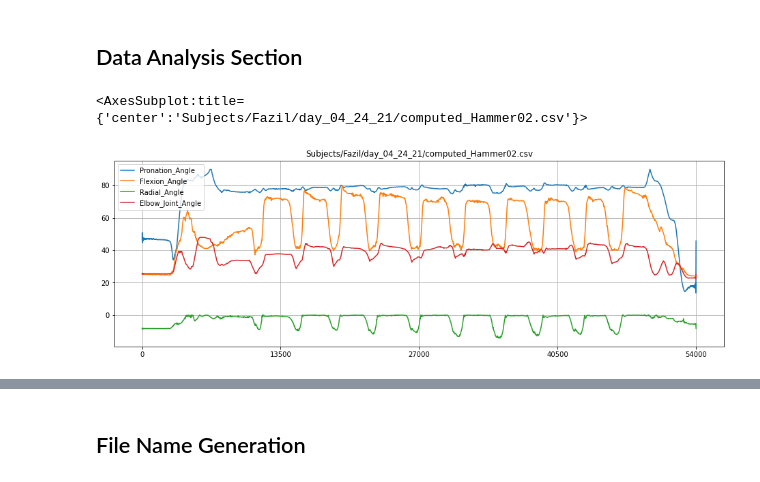
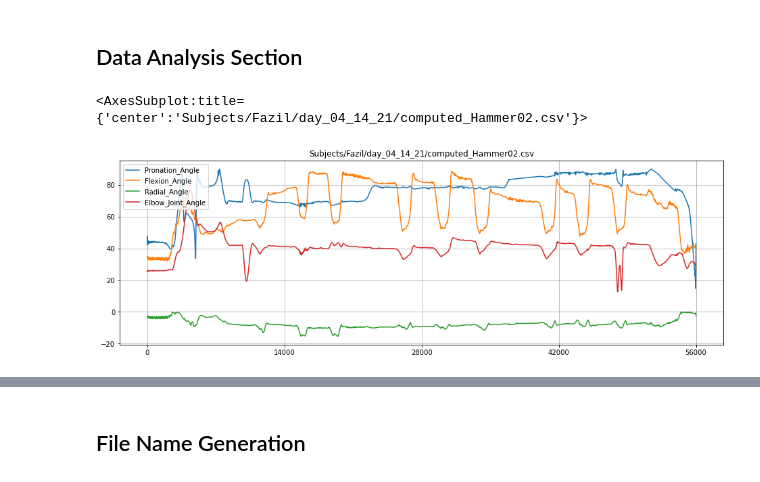
Before and after one commit to fazildgr8/wrist_control_CNN_AWEAR, a Jupyter notebook: DTM_Classifier.ipynb, the cells around one changed output, grey strips where cells are left out. Saved outputs shown, nothing was run; the diff lists cells and outputs as text; code cells hidden in the pictures.

```diff
--- a/DTM_Classifier.ipynb
+++ b/DTM_Classifier.ipynb
@@ -14,10 +15,11 @@ from pickle import load
 # %% [markdown]
 ## Data Analysis Section
 # %%
-file = 'Subjects/Fazil/day_04_24_21/computed_Hammer02.csv'
+file = 'Subjects/Fazil/day_04_14_21/computed_Hammer02.csv'
+emg_labels = ['EMG1','EMG2','EMG3','EMG4','EMG5','EMG6','EMG7','EMG8']
 angle_lables = ['Pronation_Angle','Flexion_Angle',  'Radial_Angle','Elbow_Joint_Angle']
 df = pd.read_csv(file,index_col=0)
 df[angle_lables].plot(figsize=(16,5),title=file,grid=True,xticks=np.linspace(0,len(df),5))
 # %% [output]
-<AxesSubplot:title={'center':'Subjects/Fazil/day_04_24_21/computed_Hammer02.csv'}>
+<AxesSubplot:title={'center':'Subjects/Fazil/day_04_14_21/computed_Hammer02.csv'}>
-[figure, old version]
+[figure, new version]
```
Also changed, not shown: parts of 42 cells of this notebook, 26 other files.
